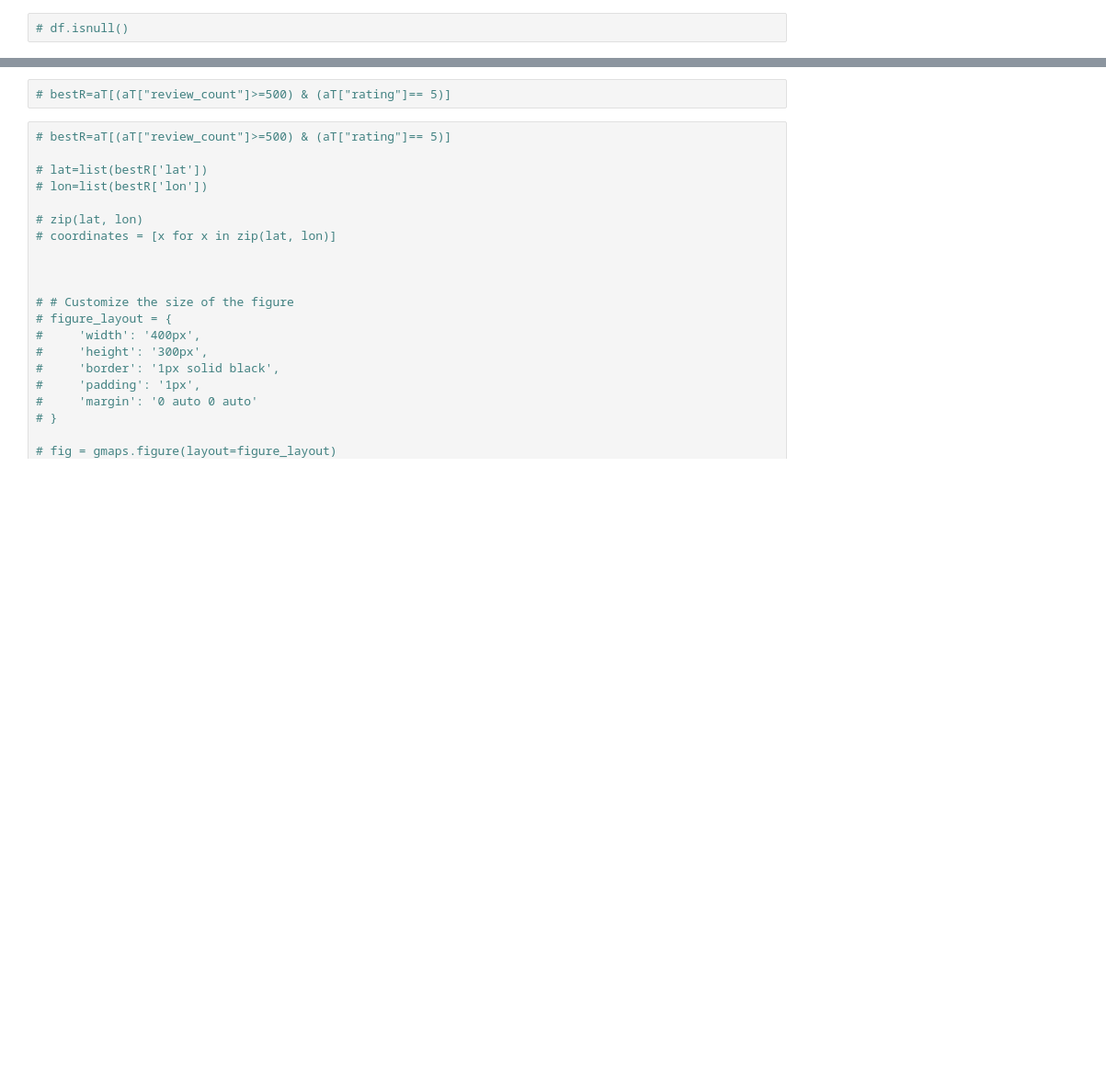
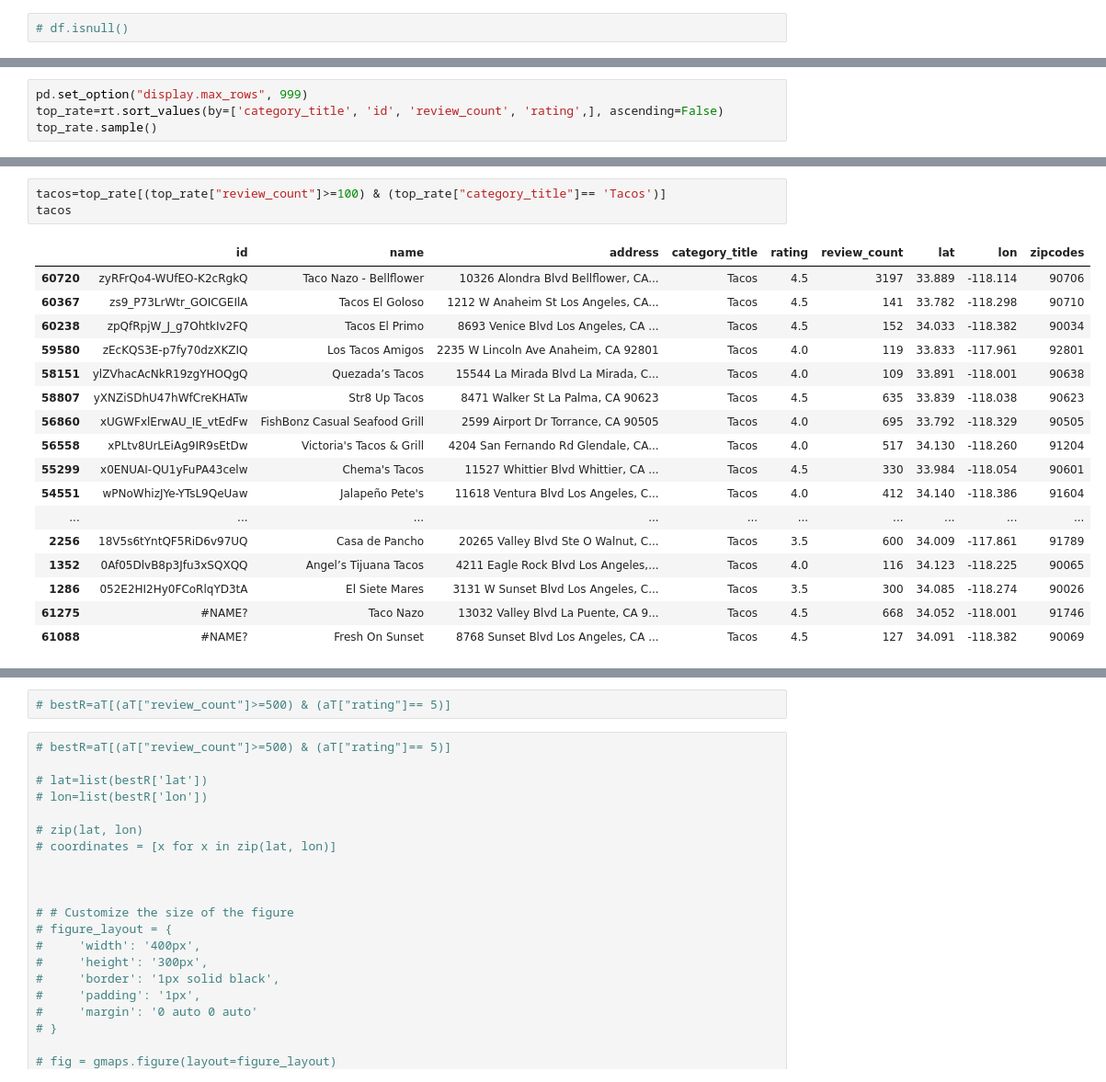
Before and after one commit to sherirosalia/LA_Restaurants_Yelp_API, a Jupyter notebook: explore_types_prep.ipynb, the cells around one changed output, grey strips where cells are left out. Shown at 92% size. Saved outputs shown, nothing was run; the diff lists cells and outputs as text; blank space fills up the shorter version.

```diff
--- a/explore_types_prep.ipynb
+++ b/explore_types_prep.ipynb
@@ -46,0 +193,4 @@ gmaps.configure(api_key=api_key)
+# %%
+pd.set_option("display.max_rows", 999)
+top_rate=rt.sort_values(by=['category_title', 'id', 'review_count', 'rating',], ascending=False)
+top_rate.sample()
@@ -46,0 +220,21 @@ gmaps.configure(api_key=api_key)
+# %%
+tacos=top_rate[(top_rate["review_count"]>=100) & (top_rate["category_title"]== 'Tacos')]
+tacos
+# %% [output]
+|  | id | name | address | category_title | rating | review_count | lat | lon | zipcodes |
+| 60720 | zyRFrQo4-WUfEO-K2cRgkQ | Taco Nazo - Bellflower | 10326 Alondra Blvd Bellflower, CA... | Tacos | 4.5 | 3197 | 33.889 | -118.114 | 90706 |
+| 60367 | zs9_P73LrWtr_GOICGEIlA | Tacos El Goloso | 1212 W Anaheim St Los Angeles, CA... | Tacos | 4.5 | 141 | 33.782 | -118.298 | 90710 |
+| 60238 | zpQfRpjW_J_g7OhtkIv2FQ | Tacos El Primo | 8693 Venice Blvd Los Angeles, CA ... | Tacos | 4.5 | 152 | 34.033 | -118.382 | 90034 |
+| 59580 | zEcKQS3E-p7fy70dzXKZIQ | Los Tacos Amigos | 2235 W Lincoln Ave Anaheim, CA 92801 | Tacos | 4.0 | 119 | 33.833 | -117.961 | 92801 |
+| 58151 | ylZVhacAcNkR19zgYHOQgQ | Quezada’s Tacos | 15544 La Mirada Blvd La Mirada, C... | Tacos | 4.0 | 109 | 33.891 | -118.001 | 90638 |
+| 58807 | yXNZiSDhU47hWfCreKHATw | Str8 Up Tacos | 8471 Walker St La Palma, CA 90623 | Tacos | 4.5 | 635 | 33.839 | -118.038 | 90623 |
+| 56860 | xUGWFxlErwAU_IE_vtEdFw | FishBonz Casual Seafood Grill | 2599 Airport Dr Torrance, CA 90505 | Tacos | 4.0 | 695 | 33.792 | -118.329 | 90505 |
+| 56558 | xPLtv8UrLEiAg9IR9sEtDw | Victoria's Tacos & Grill | 4204 San Fernando Rd Glendale, CA... | Tacos | 4.0 | 517 | 34.130 | -118.260 | 91204 |
+| 55299 | x0ENUAI-QU1yFuPA43celw | Chema's Tacos | 11527 Whittier Blvd Whittier, CA ... | Tacos | 4.5 | 330 | 33.984 | -118.054 | 90601 |
+| 54551 | wPNoWhizJYe-YTsL9QeUaw | Jalapeño Pete's | 11618 Ventura Blvd Los Angeles, C... | Tacos | 4.0 | 412 | 34.140 | -118.386 | 91604 |
+| ... | ... | ... | ... | ... | ... | ... | ... | ... | ... |
+| 2256 | 18V5s6tYntQF5RiD6v97UQ | Casa de Pancho | 20265 Valley Blvd Ste O Walnut, C... | Tacos | 3.5 | 600 | 34.009 | -117.861 | 91789 |
+| 1352 | 0Af05DlvB8p3Jfu3xSQXQQ | Angel’s Tijuana Tacos | 4211 Eagle Rock Blvd Los Angeles,... | Tacos | 4.0 | 116 | 34.123 | -118.225 | 90065 |
+| 1286 | 052E2HI2Hy0FCoRlqYD3tA | El Siete Mares | 3131 W Sunset Blvd Los Angeles, C... | Tacos | 3.5 | 300 | 34.085 | -118.274 | 90026 |
+| 61275 | #NAME? | Taco Nazo | 13032 Valley Blvd La Puente, CA 9... | Tacos | 4.5 | 668 | 34.052 | -118.001 | 91746 |
+| 61088 | #NAME? | Fresh On Sunset | 8768 Sunset Blvd Los Angeles, CA ... | Tacos | 4.5 | 127 | 34.091 | -118.382 | 90069 |
```
Also changed, not shown: parts of 28 cells of this notebook, 1 other file.
